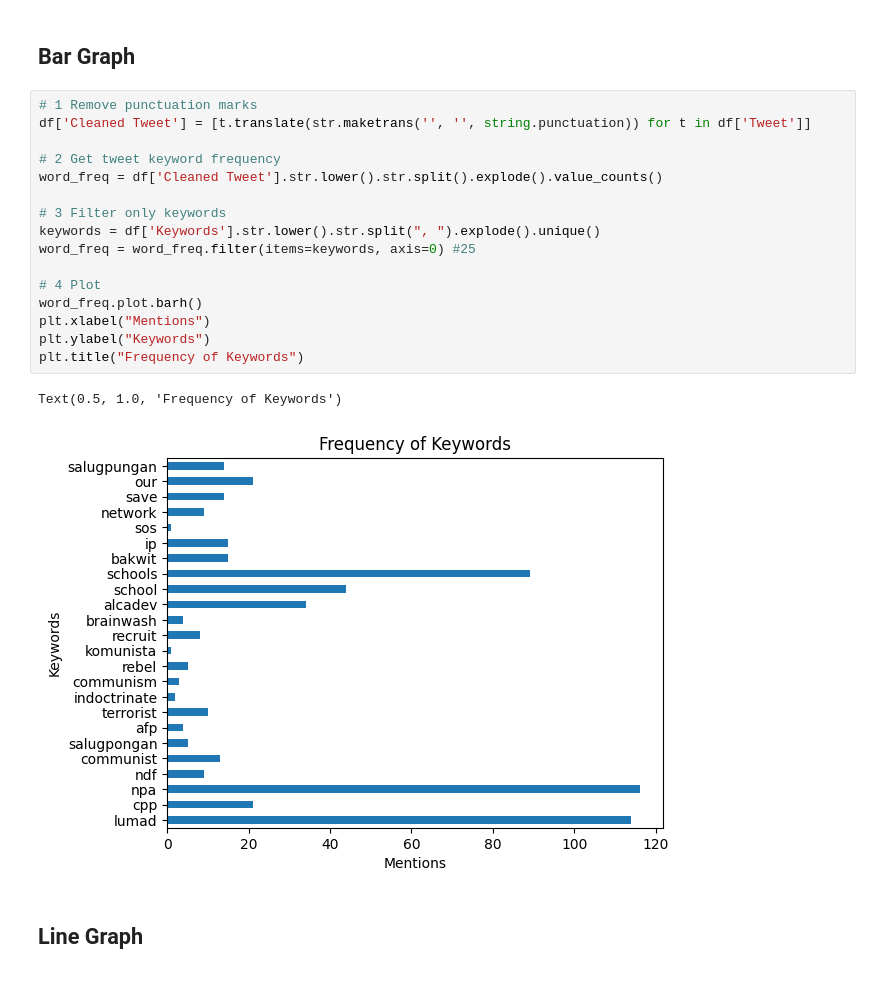
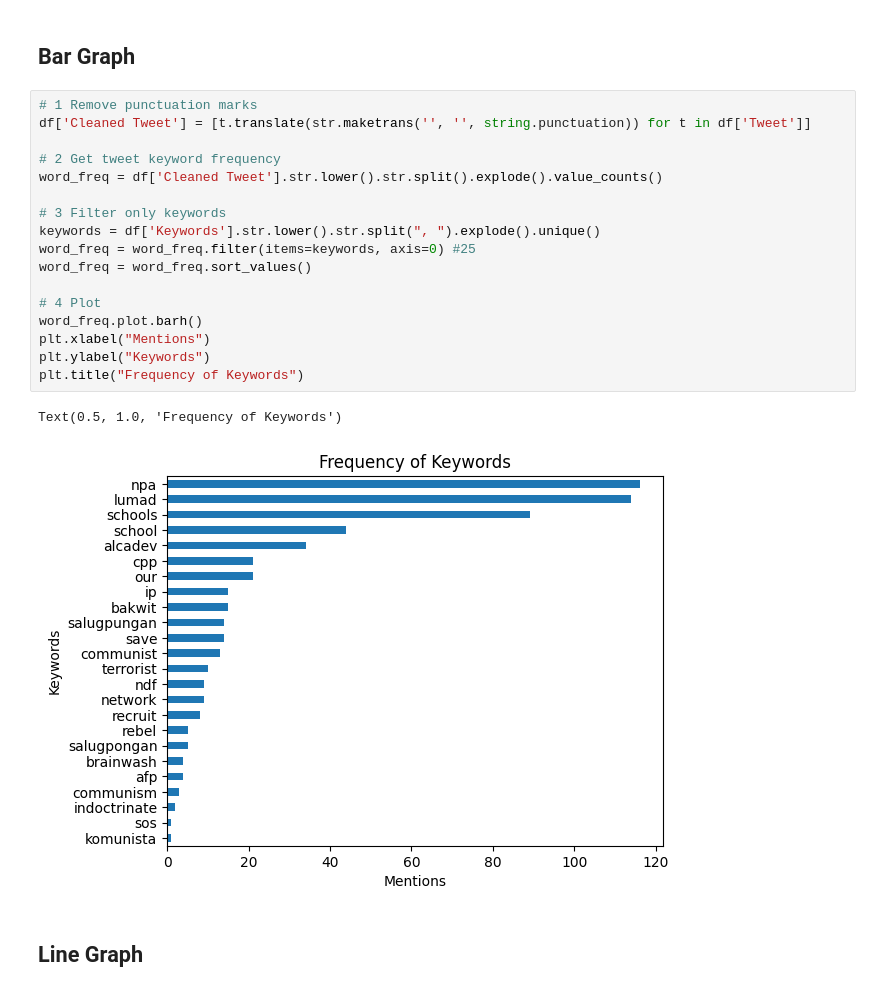
Before and after one commit to layadp/Red-Tagging-of-Lumad-Groups, a Jupyter notebook: code/Group16_DataExploration.ipynb, the cells around one changed output. Cells and saved outputs as stored; diff of their text form.

```diff
--- a/code/Group16_DataExploration.ipynb
+++ b/code/Group16_DataExploration.ipynb
@@ -186,22 +187,23 @@ plt.show()
 # %%
 # 1 Remove punctuation marks
 df['Cleaned Tweet'] = [t.translate(str.maketrans('', '', string.punctuation)) for t in df['Tweet']]
 
 # 2 Get tweet keyword frequency
 word_freq = df['Cleaned Tweet'].str.lower().str.split().explode().value_counts()
 
 # 3 Filter only keywords
 keywords = df['Keywords'].str.lower().str.split(", ").explode().unique()
 word_freq = word_freq.filter(items=keywords, axis=0) #25
+word_freq = word_freq.sort_values()
 
 # 4 Plot
 word_freq.plot.barh()
 plt.xlabel("Mentions")
 plt.ylabel("Keywords")
 plt.title("Frequency of Keywords")
 # %% [output]
 Text(0.5, 1.0, 'Frequency of Keywords')
-[figure, old version]
+[figure, new version]
 # %% [markdown]
 ## Line Graph
 # %%
```
Also changed, not shown: parts of 1 cell of this notebook, 1 other file.
